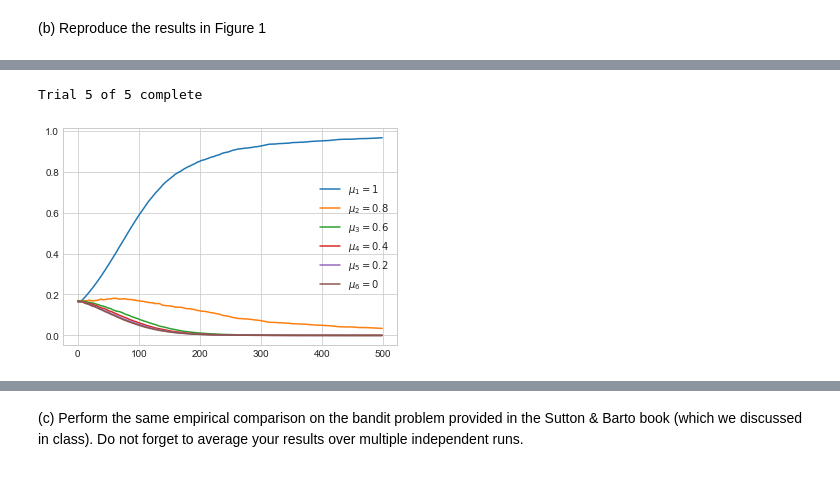
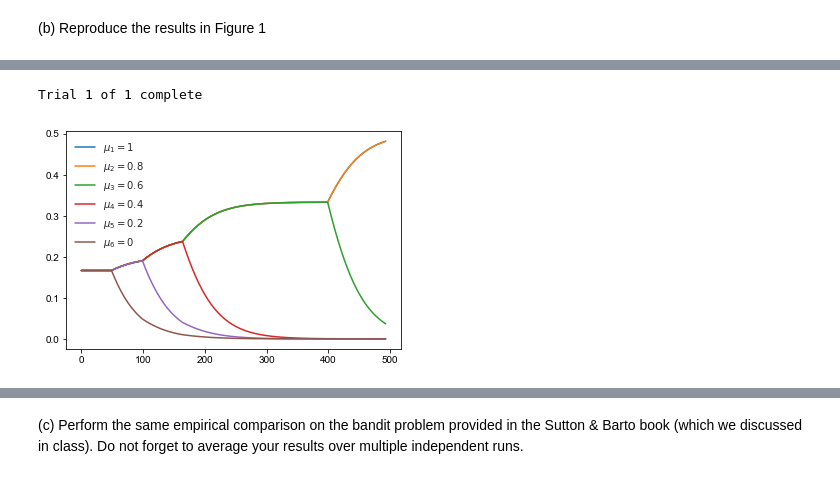
Before and after one commit to jgsimard/COMP767, a Jupyter notebook: hw1/hw1-notebook.ipynb, the cells around one changed output, grey strips where cells are left out. Cells and saved outputs as stored; diff of their text form; code cells hidden in the pictures.

```diff
--- a/hw1/hw1-notebook.ipynb
+++ b/hw1/hw1-notebook.ipynb
@@ -241,38 +11,0 @@ Trial 5 of 5 complete
-# %%
-class LUCBBanditTrial(AlgorithmBanditTrial):
-    def __init__(self, bandits):
-        super().__init__(bandits)
-
-    def run_trial(self, time_steps=500):
-        for step in np.arange(0,time_steps):
-
-            # check to see if we haven't sampled a bandit yet:
-            unexplored = np.where(np.isinf(self.all_empirical_means()))[0]
-
-            if len(unexplored) != 0:
-                # grab the next one:
-                arm = unexplored[0]
-                self.rewards_per_arm[arm].append(self.pull_arm(arm))
-
-            else:
-                h,l = self.get_h_and_l()
-                lhs = h.mean - self.C_ik(h.index)
-                rhs = l.mean + self.C_ik(l.index)
-                if lhs > rhs:
-                    self.print_stopping_condition(step)
-                    break
-
-                self.rewards_per_arm[h.index].append(self.pull_arm(h.index))
-                self.rewards_per_arm[l.index].append(self.pull_arm(l.index))
-
-            self.pull_count_per_timestep.append([len(self.rewards_per_arm[idx]) for idx, _b in enumerate(self.bandits)])
-
-bandits = [NormalBandit(mean, SIGMA) for mean in BANDIT_MEANS]
-trials = BanditTrials(bandits, n_trials=5, n_time_steps=500)
-trials.run_trials(LUCBBanditTrial)
-
-results = trials.results_as_probability()
-plot_bandits(results)
-# %% [output]
-Trial 5 of 5 complete
-[figure, removed]
@@ -278,0 +18,5 @@ Trial 5 of 5 complete
+# %%
+bandits.trial_bandit(bandits.ActionEliminationBanditTrial, n_trials=1, n_time_steps=500)
+# %% [output]
+Trial 1 of 1 complete
+[figure, added]
```
Also changed, not shown: parts of 22 cells of this notebook, 1 other file.
